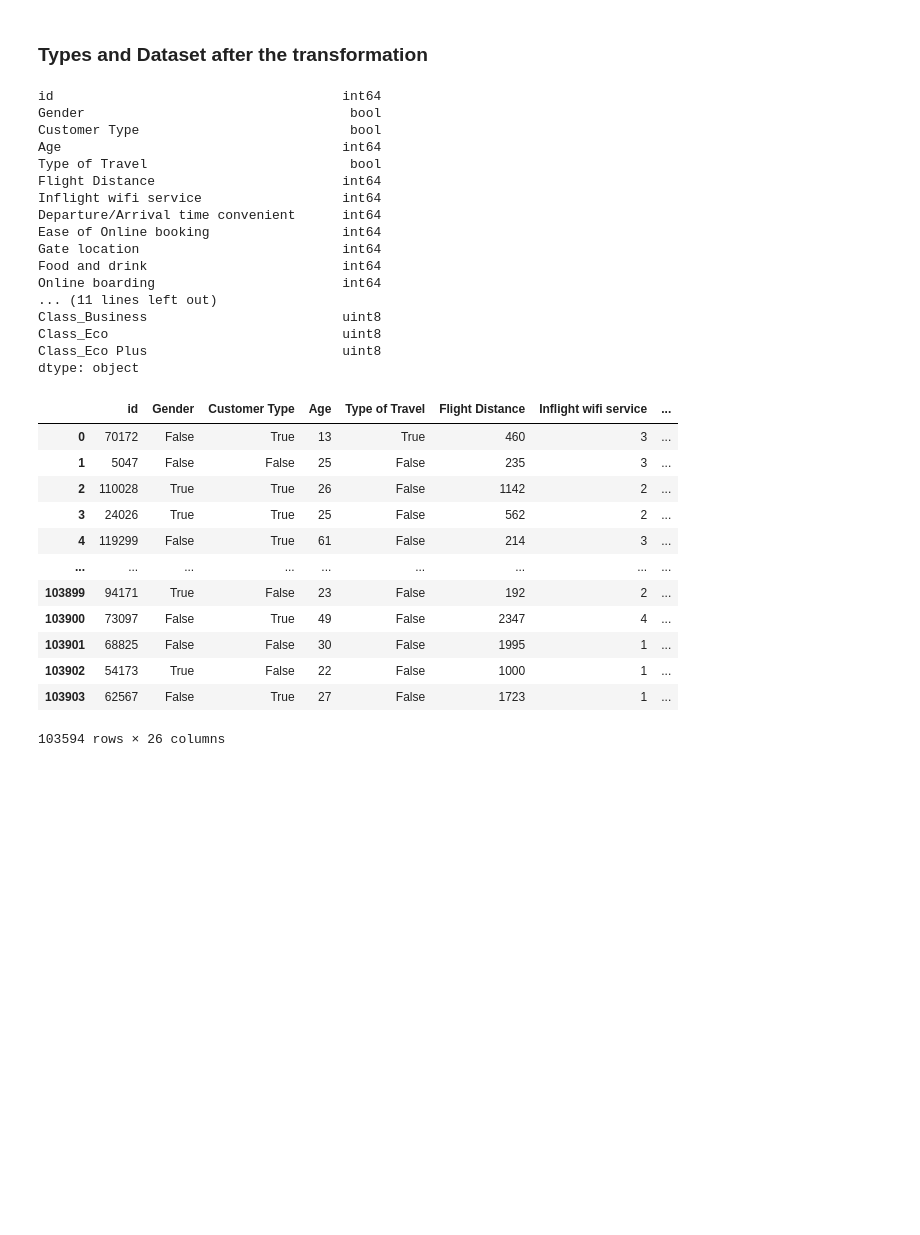
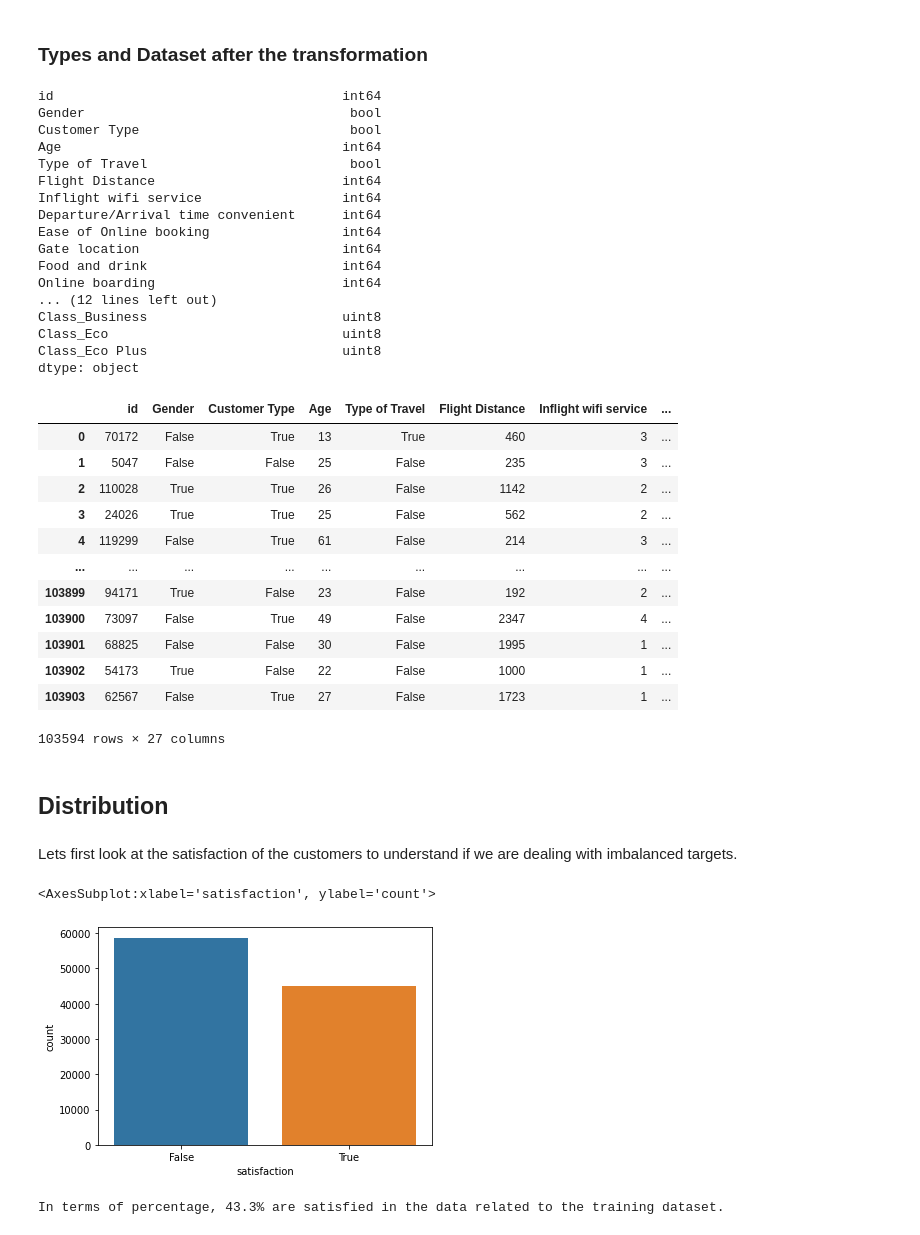
Before and after one commit to Portugapt/AAA-Explainability, a Jupyter notebook: source/1_preprocessing/1_airline-preprocessing.ipynb, the cells around one changed output. Drawn from its saved outputs; the diff is of its cells as text; code cells hidden in the pictures; blank space fills up the shorter version.

```diff
--- a/source/1_preprocessing/1_airline-preprocessing.ipynb
+++ b/source/1_preprocessing/1_airline-preprocessing.ipynb
@@ -186,6 +190,9 @@ dfAirline_test_v1['Type of Travel'] = dfAirline_test_v1['Type of Travel'].map({'
 dfAirline_train_v1['Class'].unique()
 # %% [output]
 array(['Eco Plus', 'Business', 'Eco'], dtype=object)
+# %%
+dfAirline_train_v1['Class_Sequential_Added'] = dfAirline_train_v1['Class'].map({'Eco Plus':2, 'Business':3, 'Eco':1})
+dfAirline_test_v1['Class_Sequential_Added'] = dfAirline_test_v1['Class'].map({'Eco Plus':2, 'Business':3, 'Eco':1})
 # %%
 dfAirline_train_v1 = pd.get_dummies(dfAirline_train_v1, columns = ['Class'])
 # %%
@@ -216,7 +223,7 @@ Ease of Online booking                 int64
 Gate location                          int64
 Food and drink                         int64
 Online boarding                        int64
-... (11 lines left out)
+... (12 lines left out)
 Class_Business                         uint8
 Class_Eco                              uint8
 Class_Eco Plus                         uint8
@@ -236,4 +243,17 @@ dfAirline_train_v1
 | 103901 | 68825 | False | False | 30 | False | 1995 | 1 | ... |
 | 103902 | 54173 | True | False | 22 | False | 1000 | 1 | ... |
 | 103903 | 62567 | False | True | 27 | False | 1723 | 1 | ... |
-103594 rows × 26 columns
+103594 rows × 27 columns
+# %% [markdown]
+## Distribution
+# %% [markdown]
+Lets first look at the satisfaction of the customers to understand if we are dealing with imbalanced targets.
+# %%
+sns.countplot(x = dfAirline_train_v1['satisfaction'])
+# %% [output]
+<AxesSubplot:xlabel='satisfaction', ylabel='count'>
+[figure, added]
+# %%
+print(f'In terms of percentage, {round(dfAirline_train_v1["satisfaction"].sum()/dfAirline_train_v1["satisfaction"].count(),3)*100}% are satisfied in the data related to the training dataset.')
+# %% [output]
+In terms of percentage, 43.3% are satisfied in the data related to the training dataset.
```
Also changed, not shown: parts of 27 cells of this notebook.
